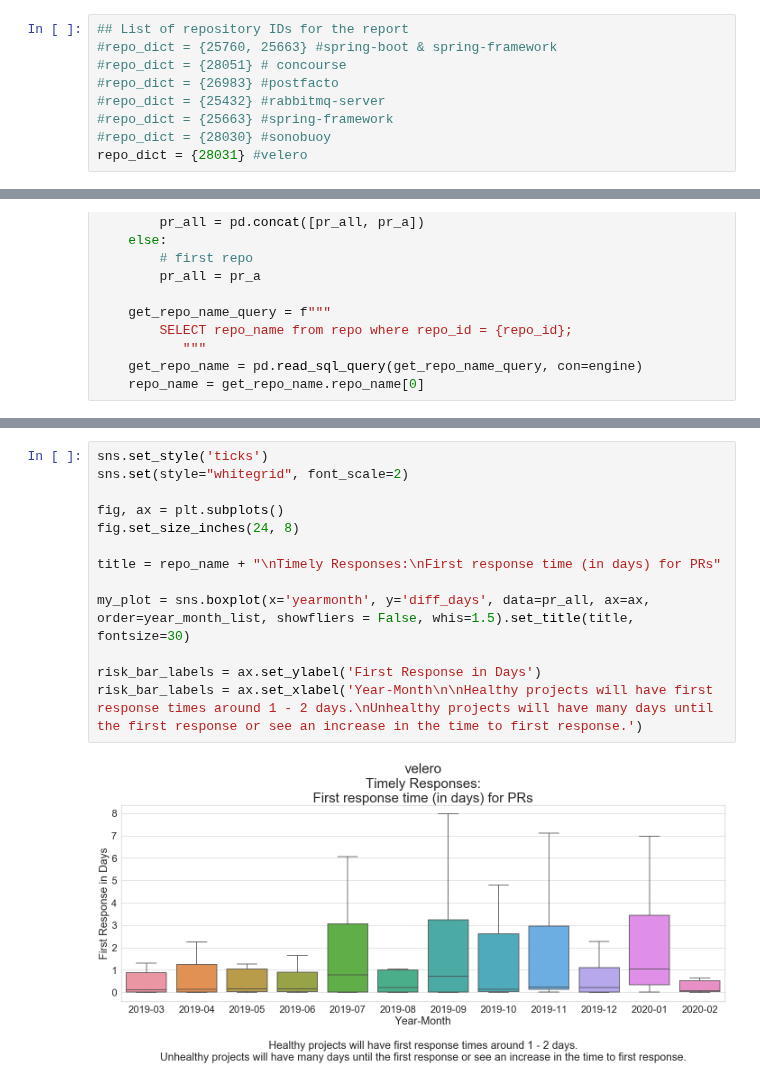
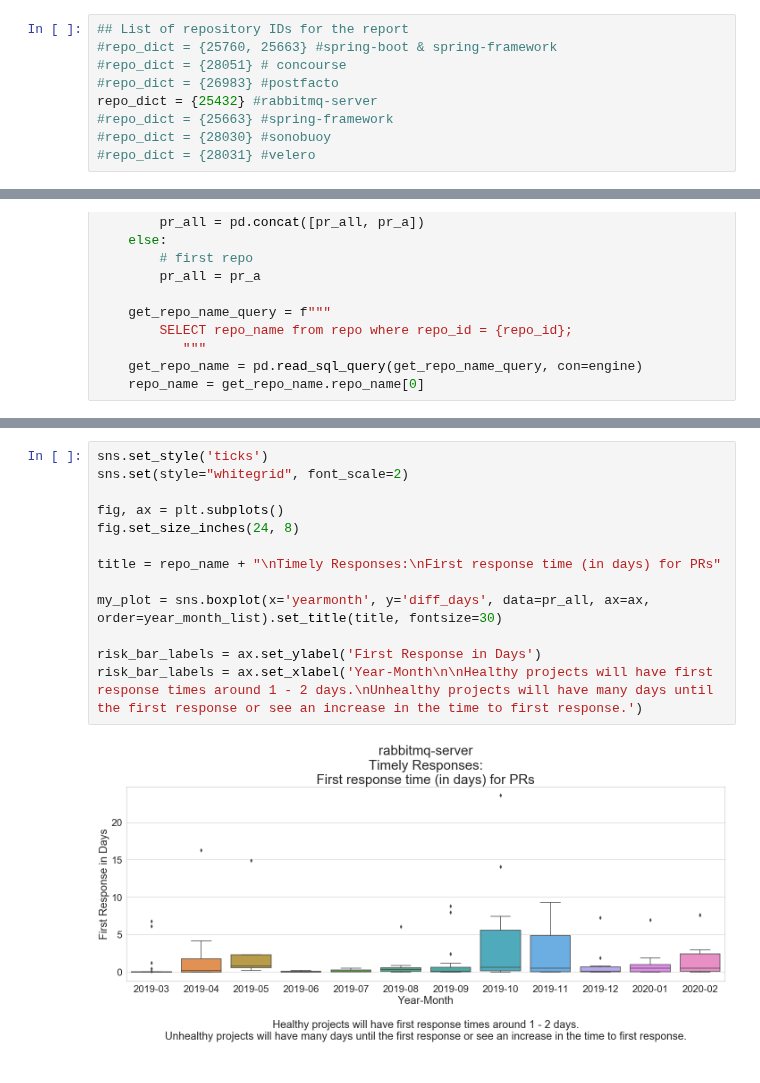
Before and after one commit to Hsingh2096/Hsingh2096, a Jupyter notebook: code/dawn_response_time-gabe.ipynb, the cells around one changed output, grey strips where cells are left out. Saved outputs shown, nothing was run; the diff lists cells and outputs as text.

```diff
--- a/code/dawn_response_time-gabe.ipynb
+++ b/code/dawn_response_time-gabe.ipynb
@@ -44,10 +44,10 @@ print(repo_list)
 #repo_dict = {25760, 25663} #spring-boot & spring-framework
 #repo_dict = {28051} # concourse
 #repo_dict = {26983} #postfacto
-#repo_dict = {25432} #rabbitmq-server
+repo_dict = {25432} #rabbitmq-server
 #repo_dict = {25663} #spring-framework
 #repo_dict = {28030} #sonobuoy
-repo_dict = {28031} #velero
+#repo_dict = {28031} #velero
 # %%
 #from datetime import date
 import datetime
@@ -241,15 +247,15 @@ risk_bar_labels = ax.set_xlabel('Year-Month\n\nHealthy projects will have first
 # %%
 sns.set_style('ticks')
 sns.set(style="whitegrid", font_scale=2)
 
 fig, ax = plt.subplots()
 fig.set_size_inches(24, 8)
 
 title = repo_name + "\nTimely Responses:\nFirst response time (in days) for PRs"
 
-my_plot = sns.boxplot(x='yearmonth', y='diff_days', data=pr_all, ax=ax, order=year_month_list, showfliers = False, whis=1.5).set_title(title, fontsize=30)
+my_plot = sns.boxplot(x='yearmonth', y='diff_days', data=pr_all, ax=ax, order=year_month_list).set_title(title, fontsize=30)
 
 risk_bar_labels = ax.set_ylabel('First Response in Days')
 risk_bar_labels = ax.set_xlabel('Year-Month\n\nHealthy projects will have first response times around 1 - 2 days.\nUnhealthy projects will have many days until the first response or see an increase in the time to first response.')
 # %% [output]
-[figure, old version]
+[figure, new version]
```
Also changed, not shown: parts of 4 cells of this notebook, 9 other files.
